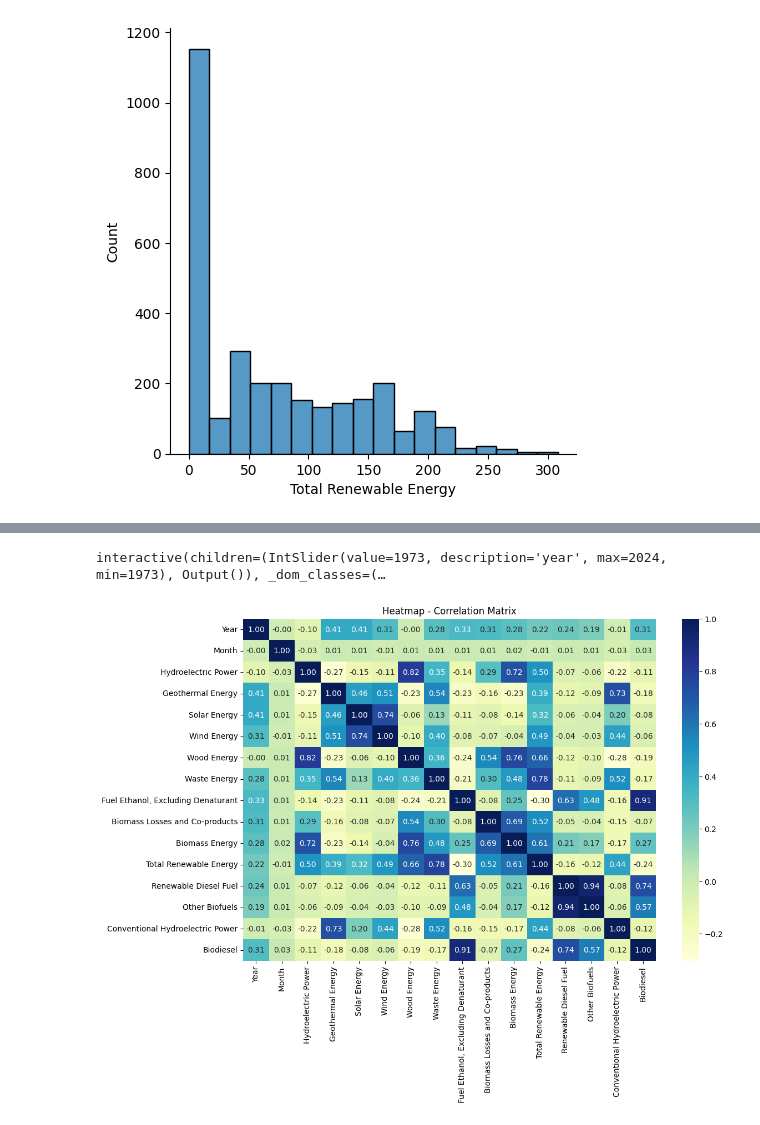
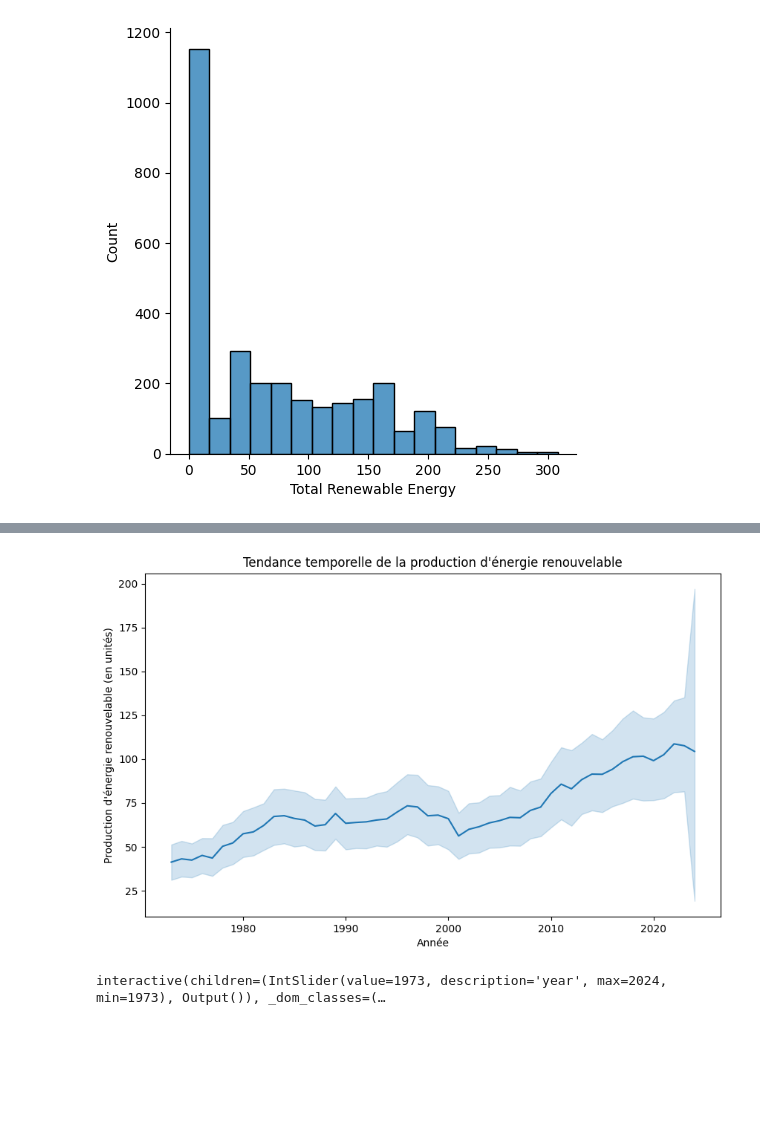
Before and after one commit to khelifaYacine/U.S.-Renewable-Energy-Consumption, a Jupyter notebook: EDA.ipynb, the cells around one changed output, grey strips where cells are left out. Saved outputs shown, nothing was run; the diff lists cells and outputs as text; code cells hidden in the pictures; blank space fills up the shorter version.

```diff
--- a/EDA.ipynb
+++ b/EDA.ipynb
@@ -89,3 +109,13 @@ sns.displot(df["Total Renewable Energy"]);
+# %%
+# Tendance temporelle de la production d'énergie renouvelable
+plt.figure(figsize=(10, 6))
+sns.lineplot(x='Year', y='Total Renewable Energy', data=df)
+plt.title('Tendance temporelle de la production d\'énergie renouvelable')
+plt.xlabel('Année')
+plt.ylabel('Production d\'énergie renouvelable (en unités)')
+plt.show()
+# %% [output]
+[figure, added]
 # %%
 import ipywidgets as widgets
 from IPython.display import display
@@ -107,14 +137,3 @@ interactive_plot = widgets.interactive(plot_renewable_energy, year=year_slider)
 display(interactive_plot)
 # %% [output]
 interactive(children=(IntSlider(value=1973, description='year', max=2024, min=1973), Output()), _dom_classes=(…
-# %%
-# Sélectionner les colonnes numériques
-numeric_columns = df.select_dtypes(include=['int', 'float'])
-
-# Créer le heatmap
-plt.figure(figsize=(12, 8))
-sns.heatmap(numeric_columns.corr(), annot=True, fmt=".2f", cmap="YlGnBu")
-plt.title("Heatmap - Correlation Matrix")
-plt.show()
-# %% [output]
-[figure, removed]
```
Also changed, not shown: parts of 3 cells of this notebook.
